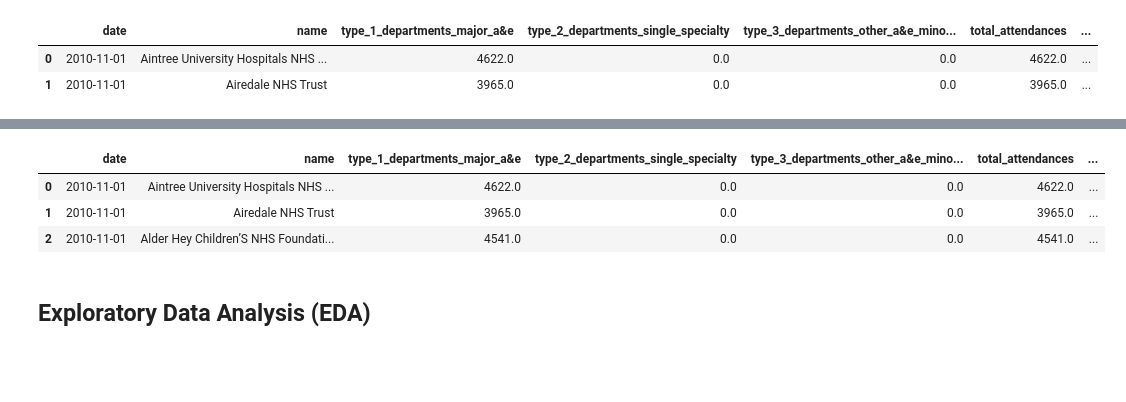
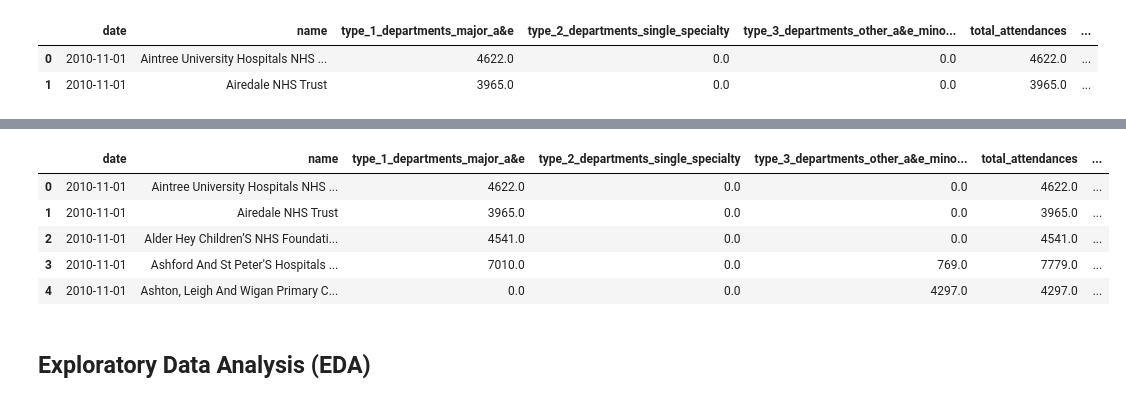
Before and after one commit to iamjaraa/NHS, a Jupyter notebook: Nhs.ipynb, the cells around one changed output, grey strips where cells are left out. Drawn from its saved outputs; the diff is of its cells as text; code cells hidden in the pictures; blank space fills up the shorter version.

```diff
--- a/Nhs.ipynb
+++ b/Nhs.ipynb
@@ -327,8 +262 @@ lon                                                      float64
 dtype: object
-# %%
-nhs_data.head(3)
-# %% [output]
-|  | date | name | type_1_departments_major_a&e | type_2_departments_single_specialty | type_3_departments_other_a&e_mino... | total_attendances | ... |
-| 0 | 2010-11-01 | Aintree University Hospitals NHS ... | 4622.0 | 0.0 | 0.0 | 4622.0 | ... |
-| 1 | 2010-11-01 | Airedale NHS Trust | 3965.0 | 0.0 | 0.0 | 3965.0 | ... |
-| 2 | 2010-11-01 | Alder Hey Children’S NHS Foundati... | 4541.0 | 0.0 | 0.0 | 4541.0 | ... |
@@ -335,3 +268,12 @@ nhs_data.head(3)
+# %%
+nhs_data.head(5)
+# %% [output]
+|  | date | name | type_1_departments_major_a&e | type_2_departments_single_specialty | type_3_departments_other_a&e_mino... | total_attendances | ... |
+| 0 | 2010-11-01 | Aintree University Hospitals NHS ... | 4622.0 | 0.0 | 0.0 | 4622.0 | ... |
+| 1 | 2010-11-01 | Airedale NHS Trust | 3965.0 | 0.0 | 0.0 | 3965.0 | ... |
+| 2 | 2010-11-01 | Alder Hey Children’S NHS Foundati... | 4541.0 | 0.0 | 0.0 | 4541.0 | ... |
+| 3 | 2010-11-01 | Ashford And St Peter'S Hospitals ... | 7010.0 | 0.0 | 769.0 | 7779.0 | ... |
+| 4 | 2010-11-01 | Ashton, Leigh And Wigan Primary C... | 0.0 | 0.0 | 4297.0 | 4297.0 | ... |
 # %% [markdown]
 ## Exploratory Data Analysis (EDA)
 # %% [markdown]
```
Also changed, not shown: parts of 17 cells of this notebook.
